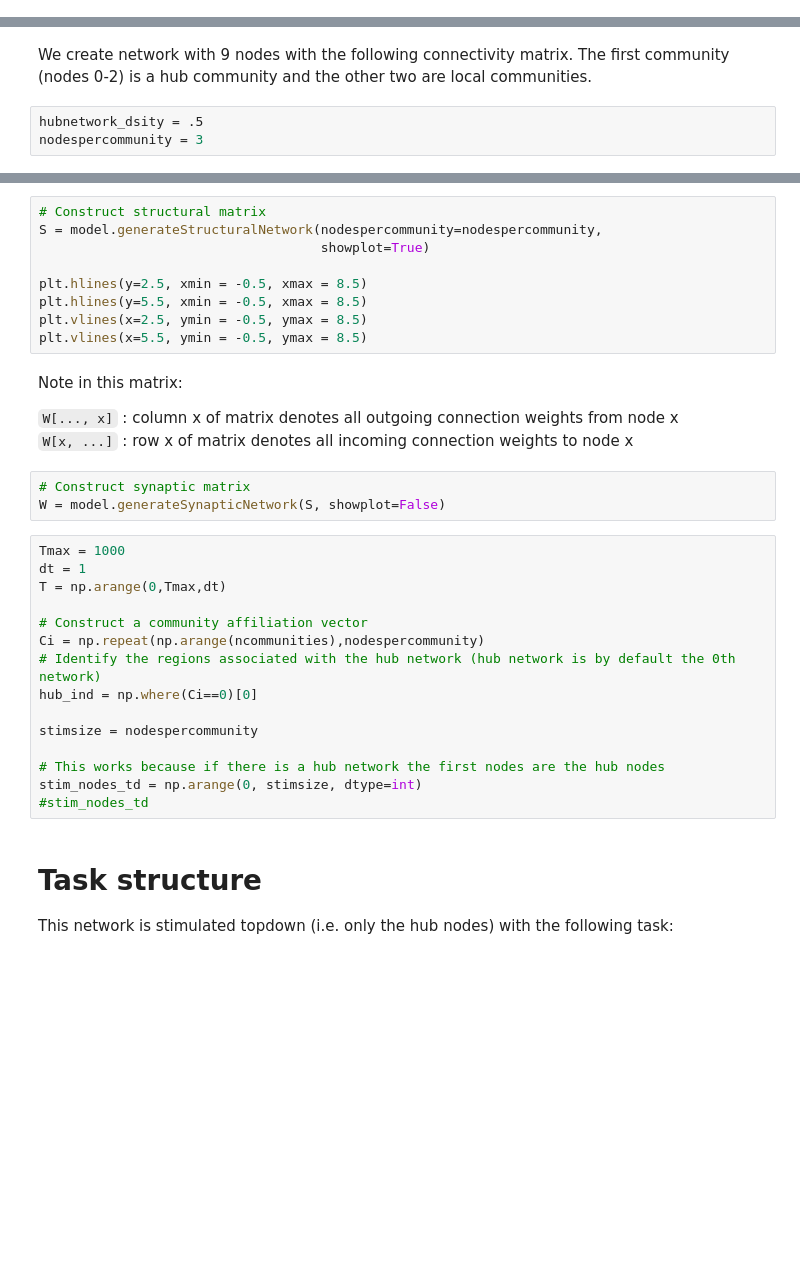
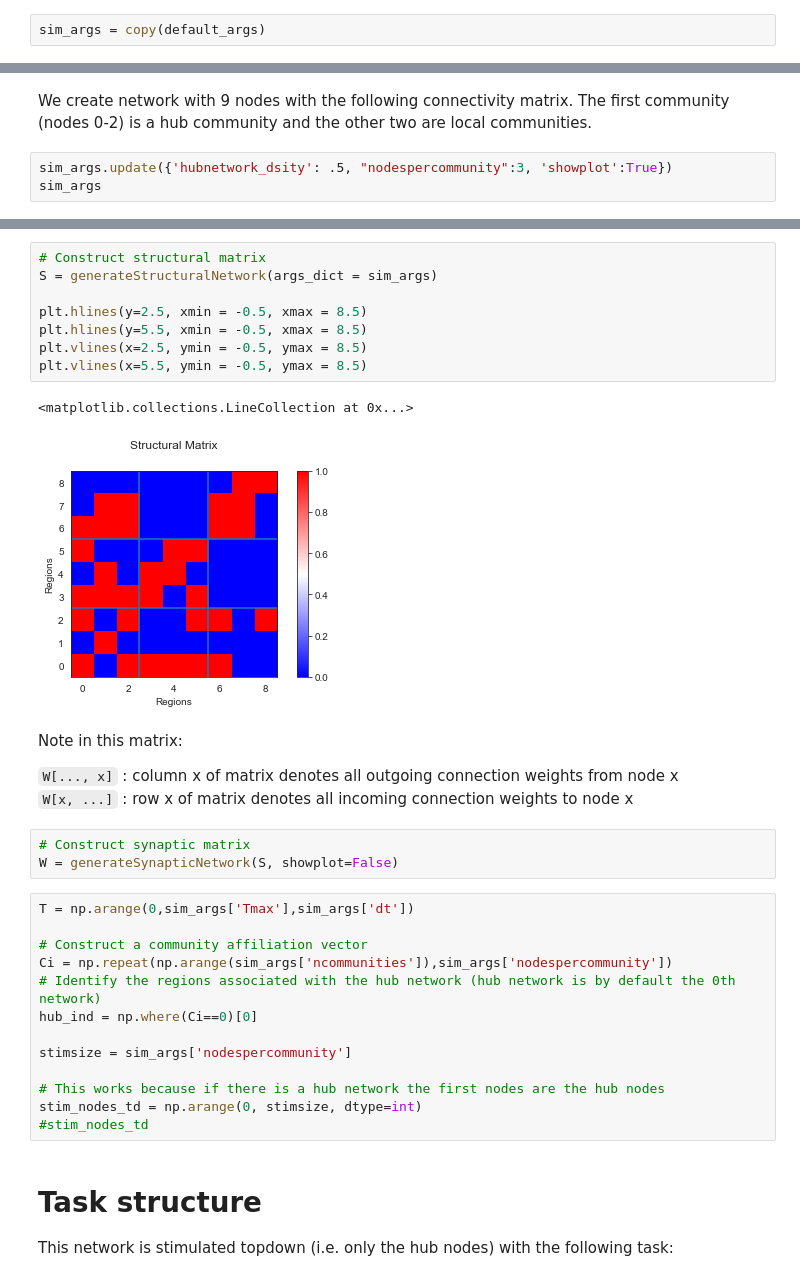
Before and after one commit to zenkavi/NeuralMassModels, a Jupyter notebook: simulations/notebooks/POC_minimal_model.ipynb, the cells around one changed output, grey strips where cells are left out. Drawn from its saved outputs; the diff is of its cells as text; blank space fills up the shorter version.

```diff
--- a/simulations/notebooks/POC_minimal_model.ipynb
+++ b/simulations/notebooks/POC_minimal_model.ipynb
@@ -28,3 +22,5 @@ NameError: name 'default_args' is not defined
+# %%
+sim_args = copy(default_args)
 # %% [markdown]
 # Network structure
 
@@ -38,5 +34,5 @@ The network model describes change in activity as follows:
 # %% [markdown]
 We create network with 9 nodes with the following connectivity matrix. The first community (nodes 0-2) is a hub community and the other two are local communities.
 # %%
-hubnetwork_dsity = .5
-nodespercommunity = 3
+sim_args.update({'hubnetwork_dsity': .5, "nodespercommunity":3, 'showplot':True})
+sim_args
@@ -43,12 +57,14 @@ nodespercommunity = 3
 # %%
 # Construct structural matrix
-S = model.generateStructuralNetwork(nodespercommunity=nodespercommunity,
-                                    showplot=True)
+S = generateStructuralNetwork(args_dict = sim_args)
 
 plt.hlines(y=2.5, xmin = -0.5, xmax = 8.5)
 plt.hlines(y=5.5, xmin = -0.5, xmax = 8.5)
 plt.vlines(x=2.5, ymin = -0.5, ymax = 8.5)
 plt.vlines(x=5.5, ymin = -0.5, ymax = 8.5)
+# %% [output]
+<matplotlib.collections.LineCollection at 0x...>
+[figure, added]
 # %% [markdown]
 Note in this matrix:
 
@@ -56,18 +72,16 @@ Note in this matrix:
 `W[x, ...]` : row x of matrix denotes all incoming connection weights to node x
 # %%
 # Construct synaptic matrix
-W = model.generateSynapticNetwork(S, showplot=False)
+W = generateSynapticNetwork(S, showplot=False)
 # %%
-Tmax = 1000
-dt = 1
-T = np.arange(0,Tmax,dt)
+T = np.arange(0,sim_args['Tmax'],sim_args['dt'])
 
 # Construct a community affiliation vector
-Ci = np.repeat(np.arange(ncommunities),nodespercommunity)
+Ci = np.repeat(np.arange(sim_args['ncommunities']),sim_args['nodespercommunity'])
 # Identify the regions associated with the hub network (hub network is by default the 0th network)
 hub_ind = np.where(Ci==0)[0]
 
-stimsize = nodespercommunity
+stimsize = sim_args['nodespercommunity']
 
 # This works because if there is a hub network the first nodes are the hub nodes
 stim_nodes_td = np.arange(0, stimsize, dtype=int)
```
Also changed, not shown: parts of 10 cells of this notebook, 2 other files.
